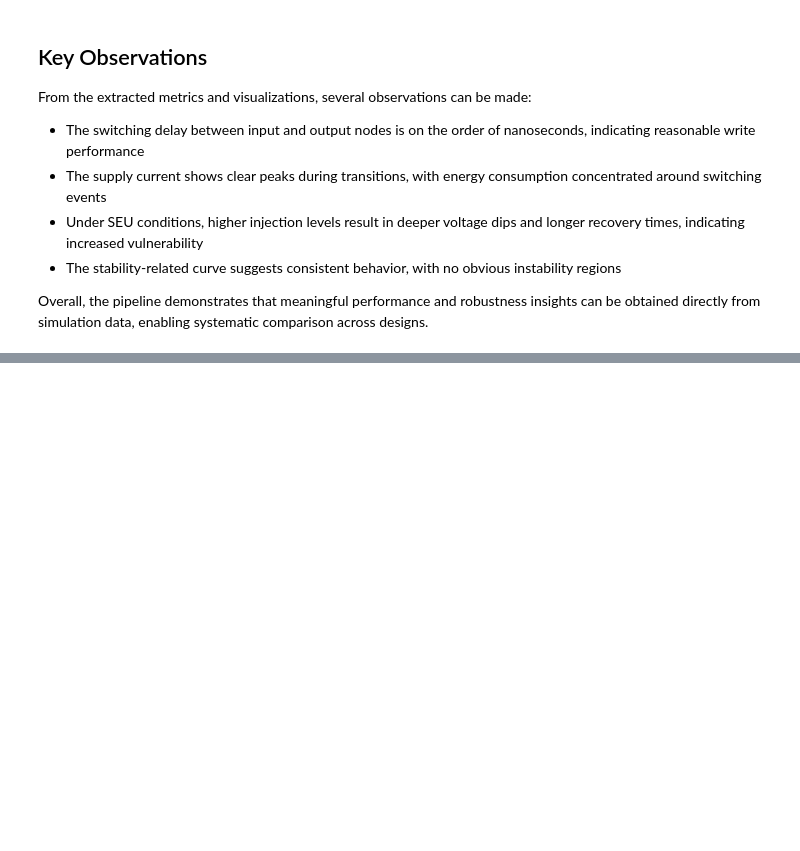
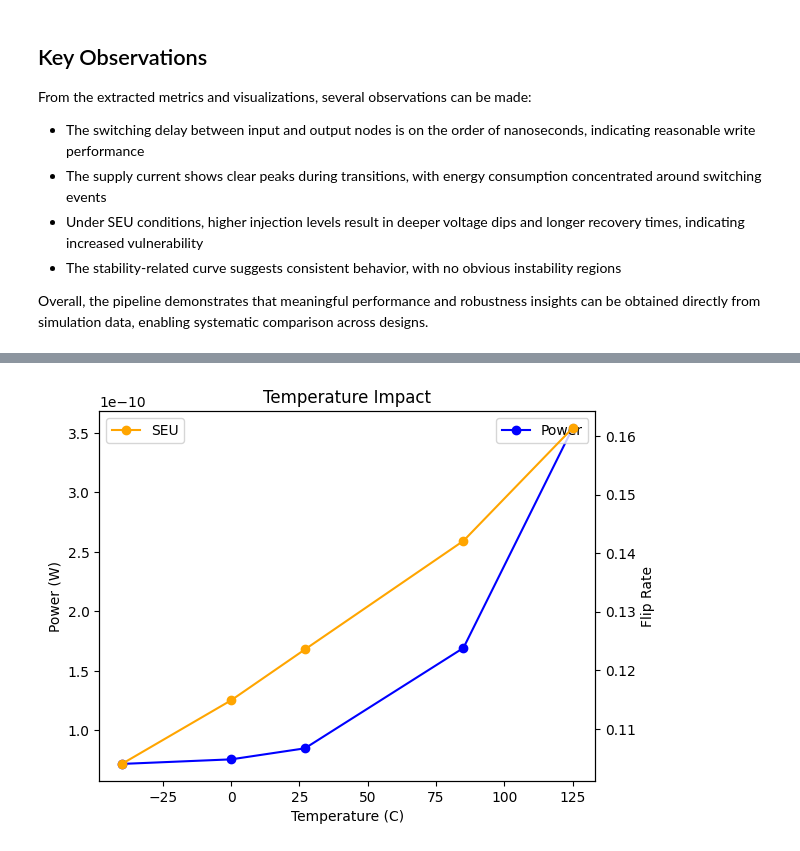
Before and after one commit to gannon1penn/ESE5760_Final_Project, a Jupyter notebook: sram_analysis.ipynb, the cells around one changed output, grey strips where cells are left out. Cells and saved outputs as stored; diff of their text form; code cells hidden in the pictures; blank space fills up the shorter version.

```diff
--- a/sram_analysis.ipynb
+++ b/sram_analysis.ipynb
@@ -216,0 +398,20 @@ Overall, the pipeline demonstrates that meaningful performance and robustness in
+# %%
+temp_group = merged.groupby("temp")[["leakage_power_W", "flip_rate"]].mean()
+fig, ax1 = plt.subplots()
+
+ax2 = ax1.twinx()
+
+ax1.plot(temp_group.index, temp_group["leakage_power_W"], marker='o', color='blue', label="Power")
+ax2.plot(temp_group.index, temp_group["flip_rate"], marker='o', color='orange', label="SEU")
+
+ax1.set_xlabel("Temperature (C)")
+ax1.set_ylabel("Power (W)")
+ax2.set_ylabel("Flip Rate")
+ax1.legend(loc="upper right")
+ax2.legend(loc="upper left")
+
+plt.title("Temperature Impact")
+
+plt.show()
+# %% [output]
+[figure, added]
```
Also changed, not shown: parts of 22 cells of this notebook, 7 other files.
